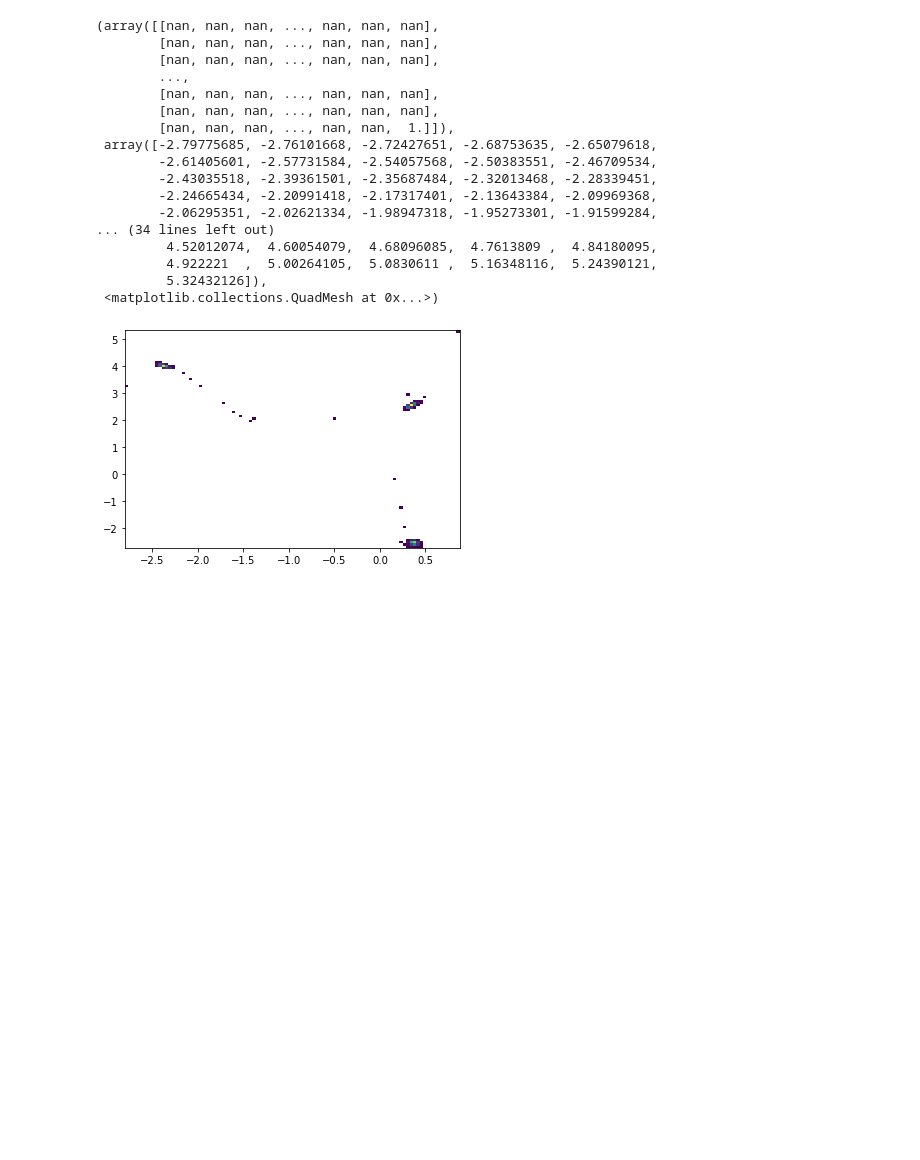
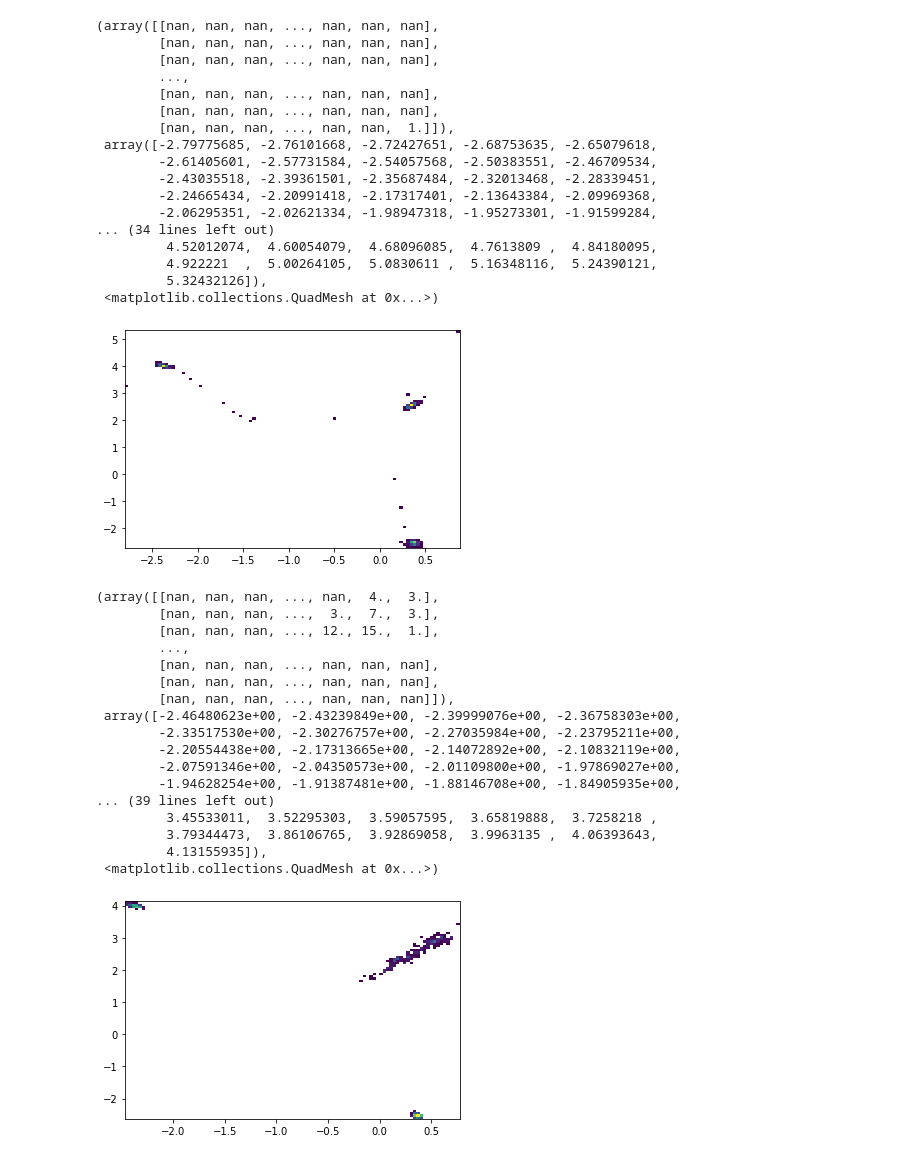
Before and after one commit to Wraithmat/Bayesian-Clustering, a Jupyter notebook: Visualizations/Visualization.ipynb, the cells around one changed output. Cells and saved outputs as stored; diff of their text form; code cells hidden in the pictures; blank space fills up the shorter version.

```diff
--- a/Visualizations/Visualization.ipynb
+++ b/Visualizations/Visualization.ipynb
@@ -67,3 +67,26 @@ plt.hist2d(np.hstack([mus[:,0,0], mus[:,1,0], mus[:,2,0]]),np.hstack([mus[:,0,1]
          5.32432126]),
  <matplotlib.collections.QuadMesh at 0x...>)
 [figure]
+# %%
+gibbs = np.load('../data/gibbs_4.npy', allow_pickle=True).item()
+mus=np.array(gibbs['mus'])
+plt.hist2d(np.hstack([mus[:,0,0], mus[:,1,0], mus[:,2,0], mus[:,3,0]]),np.hstack([mus[:,0,1], mus[:,1,1], mus[:,2,1], mus[:,3,1]]), bins=100, cmin=1 )
+# %% [output]
+(array([[nan, nan, nan, ..., nan,  4.,  3.],
+        [nan, nan, nan, ...,  3.,  7.,  3.],
+        [nan, nan, nan, ..., 12., 15.,  1.],
+        ...,
+        [nan, nan, nan, ..., nan, nan, nan],
+        [nan, nan, nan, ..., nan, nan, nan],
+        [nan, nan, nan, ..., nan, nan, nan]]),
+ array([-2.46480623e+00, -2.43239849e+00, -2.39999076e+00, -2.36758303e+00,
+        -2.33517530e+00, -2.30276757e+00, -2.27035984e+00, -2.23795211e+00,
+        -2.20554438e+00, -2.17313665e+00, -2.14072892e+00, -2.10832119e+00,
+        -2.07591346e+00, -2.04350573e+00, -2.01109800e+00, -1.97869027e+00,
+        -1.94628254e+00, -1.91387481e+00, -1.88146708e+00, -1.84905935e+00,
+... (39 lines left out)
+         3.45533011,  3.52295303,  3.59057595,  3.65819888,  3.7258218 ,
+         3.79344473,  3.86106765,  3.92869058,  3.9963135 ,  4.06393643,
+         4.13155935]),
+ <matplotlib.collections.QuadMesh at 0x...>)
+[figure, added]
```
Also changed, not shown: parts of 1 cell of this notebook, 11 other files.
